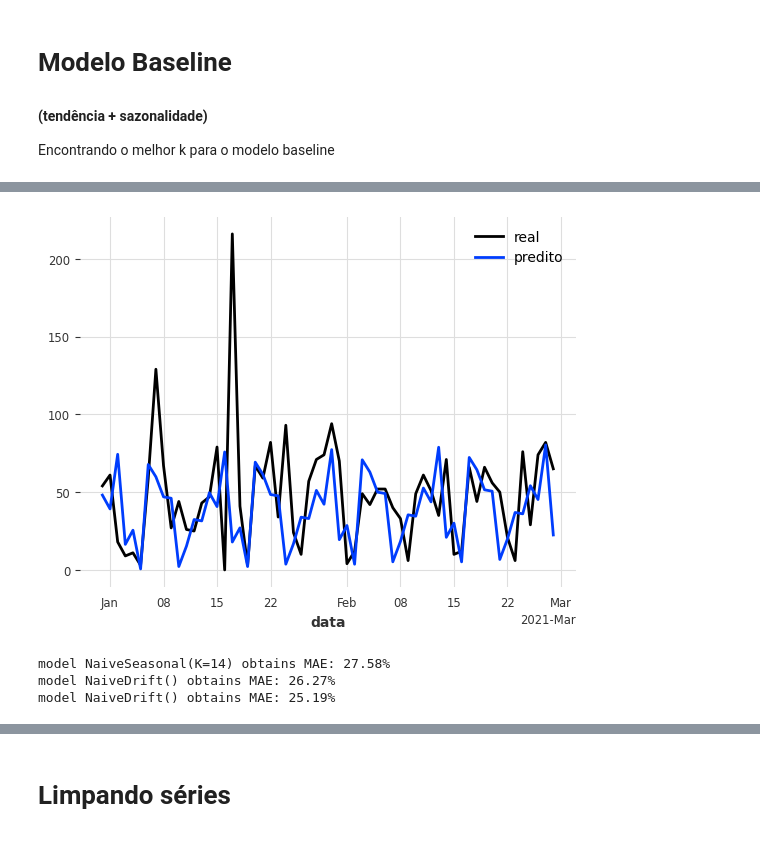
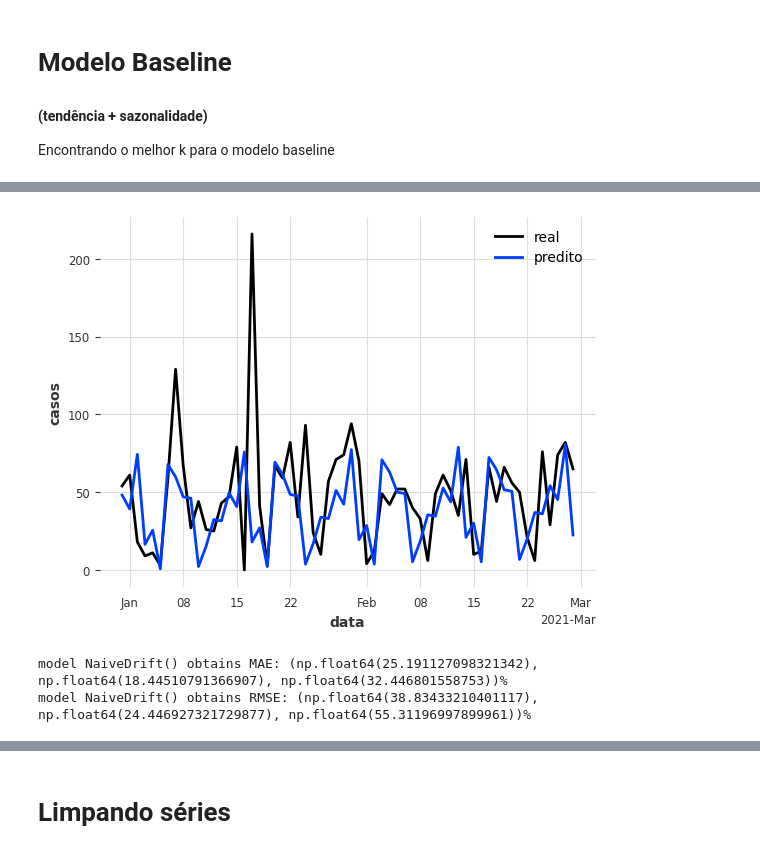
Before and after one commit to carloszan/covid, a Jupyter notebook: analises/6.modelos/0.xgboost.ipynb, the cells around one changed output, grey strips where cells are left out. Cells and saved outputs as stored; diff of their text form; code cells hidden in the pictures.

```diff
--- a/analises/6.modelos/0.xgboost.ipynb
+++ b/analises/6.modelos/0.xgboost.ipynb
@@ -355,30 +440,34 @@ sorted_by_values
 # %%
+from darts.metrics import rmse, mape
+
 model1 = NaiveSeasonal(K=14)
 model1.fit(train)
 seasonal_forecast = model1.predict(len(val))
 
 model2 = NaiveDrift()
 model2.fit(train)
 drift_forecast = model2.predict(len(val))
 
 combined_forecast = drift_forecast + seasonal_forecast - train.last_value()
 errors[i] = mae(val, combined_forecast)
 
 val.plot(label='real')
 combined_forecast.plot(label='predito')
+plt.ylabel('casos')
 plt.show()
 plt.close()
-print(f"model {model1} obtains MAE: {mae(val, drift_forecast):.2f}%")
-print(f"model {model2} obtains MAE: {mae(val, seasonal_forecast):.2f}%")
-print(f"model {model2} obtains MAE: {mae(val, combined_forecast):.2f}%")
+# print(f"model {model1} obtains MAE: {mae(val, drift_forecast):.2f}%")
+# print(f"model {model2} obtains MAE: {mae(val, seasonal_forecast):.2f}%")
+print(f"model {model2} obtains MAE: {calculate_mae_with_ci(val, combined_forecast)}%")
+print(f"model {model2} obtains RMSE: {calculate_rmse_with_ci(val, combined_forecast)}%")
+# print(f"model {model2} obtains MAPE: {mape(val, combined_forecast):.2f}%")
 
 val_df = val.to_dataframe()
 combined_forecast_df = combined_forecast.to_dataframe()
 
 df_results = val_df.merge(combined_forecast_df, on='data', suffixes=['_real', '_predito'])
 df_results['modelo'] = 'Baseline'
 # %% [output]
-[figure, old version]
+[figure, new version]
-model NaiveSeasonal(K=14) obtains MAE: 27.58%
-model NaiveDrift() obtains MAE: 26.27%
-model NaiveDrift() obtains MAE: 25.19%
+model NaiveDrift() obtains MAE: (np.float64(25.191127098321342), np.float64(18.44510791366907), np.float64(32.446801558753))%
+model NaiveDrift() obtains RMSE: (np.float64(38.83433210401117), np.float64(24.446927321729877), np.float64(55.31196997899961))%
```
Also changed, not shown: parts of 13 cells of this notebook, 15 other files.
